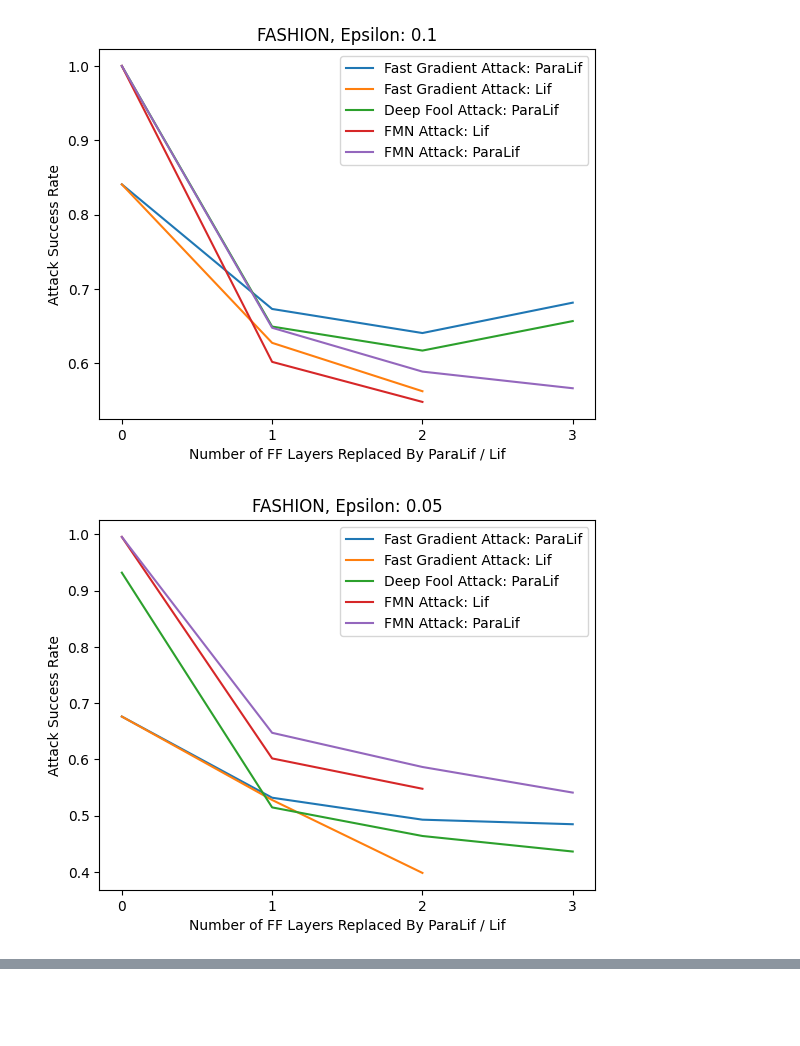
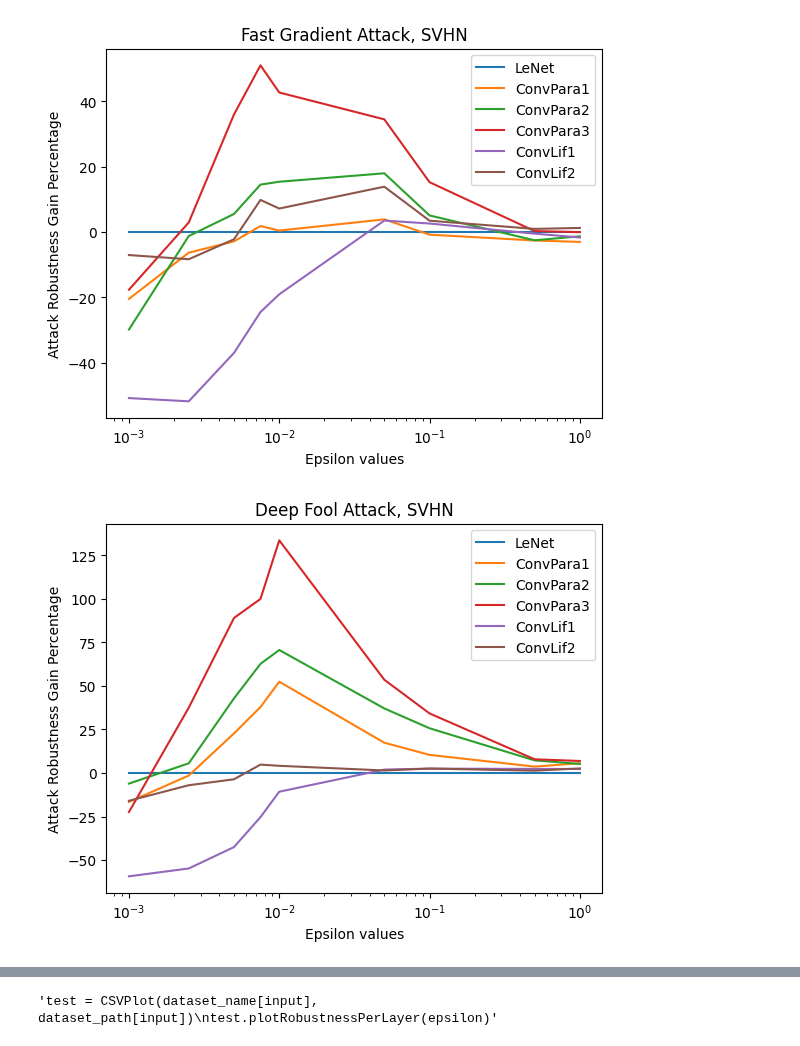
Before and after one commit to suessflorian/biological-neurons, a Jupyter notebook: Baseline Models/robustness_results.ipynb, the cells around one changed output, grey strips where cells are left out. Cells and saved outputs as stored; diff of their text form; code cells hidden in the pictures; blank space fills up the shorter version.

Commit message:
models+attacks

```diff
--- a/Baseline Models/robustness_results.ipynb
+++ b/Baseline Models/robustness_results.ipynb
@@ -91,44 +0,0 @@ plt.show()
-# %%
-fastgradattack = [(0, .8406), (1, .6729), (2, .6405), (3, .6814)]
-deepfoolattack = [(0, .9999), (1, .6492), (2, .6169) , (3, .6566)]
-fmnattack = [(0, 1.0000), (1, .6476), (2, .5886), (3, .5662)]
-
-fastgradattack_m = [(0, .8406), (1, .6273), (2, .5622)]
-fmnattack_m = [(0, 1.0000), (1, .6017), (2, .5478)]
-
-plt.plot(*zip(*fastgradattack), label = 'Fast Gradient Attack: ParaLif')
-plt.plot(*zip(*fastgradattack_m), label = 'Fast Gradient Attack: Lif')
-plt.plot(*zip(*deepfoolattack), label = 'Deep Fool Attack: ParaLif')
-plt.plot(*zip(*fmnattack_m), label = 'FMN Attack: Lif')
-plt.plot(*zip(*fmnattack), label = 'FMN Attack: ParaLif')
-
-plt.legend()
-plt.xticks([0, 1, 2, 3])
-plt.xlabel('Number of FF Layers Replaced By ParaLif / Lif')
-plt.ylabel('Attack Success Rate')
-plt.title('FASHION, Epsilon: 0.1')
-plt.show()
-# %% [output]
-[figure, removed]
-# %%
-fastgradattack = [(0, .6762), (1, .5320), (2, .4930), (3, .4849)]
-deepfoolattack = [(0, .9318), (1, .5148), (2, .4640), (3, .4364)]
-fmnattack = [(0, .9953), (1, .6473), (2, .5866), (3, .5411)]
-
-fastgradattack_m = [(0, .6762), (1, .5280), (2, .3984)]
-fmnattack_m = [(0, 0.9953), (1, .6018), (2, .5479)]
-
-plt.plot(*zip(*fastgradattack), label = 'Fast Gradient Attack: ParaLif')
-plt.plot(*zip(*fastgradattack_m), label = 'Fast Gradient Attack: Lif')
-plt.plot(*zip(*deepfoolattack), label = 'Deep Fool Attack: ParaLif')
-plt.plot(*zip(*fmnattack_m), label = 'FMN Attack: Lif')
-plt.plot(*zip(*fmnattack), label = 'FMN Attack: ParaLif')
-
-plt.legend()
-plt.xticks([0, 1, 2, 3])
-plt.xlabel('Number of FF Layers Replaced By ParaLif / Lif')
-plt.ylabel('Attack Success Rate')
-plt.title('FASHION, Epsilon: 0.05')
-plt.show()
-# %% [output]
-[figure, removed]
@@ -134,0 +92,20 @@ plt.show()
+# %%
+dataset_name = ['mnist','fashion','kmnist','svhn']
+dataset_path = ['mnist_res.txt', 'fashion_res.txt', 'kmnist_res.txt', 'svhn_res.txt']
+input = 3
+attack = 0
+epsilon = 0.5
+
+for i in range(3):
+    test = CSVPlot('svhn', 'svhn_res.txt')
+    test.plotRobustnessPerEpsilon(i)
+
+'''for i in range(len(dataset_name)):
+    test = CSVPlot(dataset_name[i], dataset_path[i])
+    test.plotRobustnessPerEpsilon(attack)'''
+
+'''test = CSVPlot(dataset_name[input], dataset_path[input])
+test.plotRobustnessPerLayer(epsilon)'''
+# %% [output]
+[figure, added]
+[figure, added]
@@ -134,0 +113 @@ plt.show()
+'test = CSVPlot(dataset_name[input], dataset_path[input])\ntest.plotRobustnessPerLayer(epsilon)'
```
Also changed, not shown: parts of 6 cells of this notebook, 18 other files.
